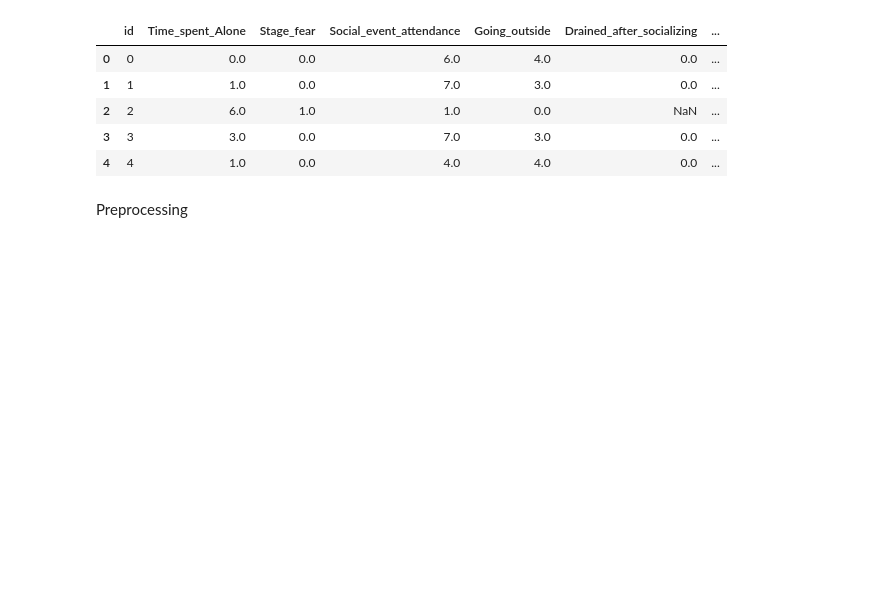
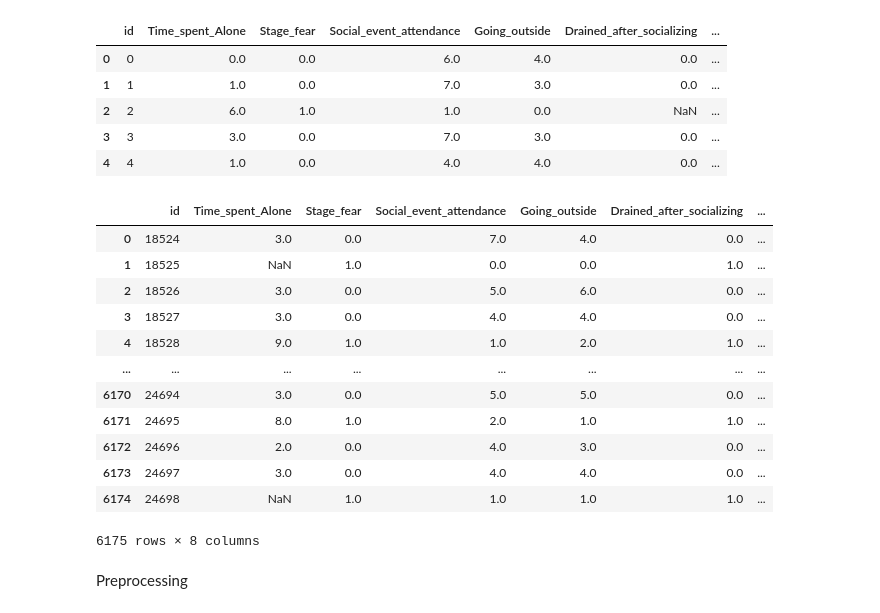
Before and after one commit to shouwiz/Foundations-In-MLP, a Jupyter notebook: DSE_Proj.ipynb, the cells around one changed output. Cells and saved outputs as stored; diff of their text form; code cells hidden in the pictures; blank space fills up the shorter version.

```diff
--- a/DSE_Proj.ipynb
+++ b/DSE_Proj.ipynb
@@ -146,6 +145,25 @@ data.head()
 | 2 | 2 | 6.0 | 1.0 | 1.0 | 0.0 | NaN | ... |
 | 3 | 3 | 3.0 | 0.0 | 7.0 | 3.0 | 0.0 | ... |
 | 4 | 4 | 1.0 | 0.0 | 4.0 | 4.0 | 0.0 | ... |
+# %%
+test_data['Stage_fear'] = test_data['Stage_fear'].map({'Yes' : 1, 'No' : 0})
+test_data['Drained_after_socializing'] = test_data['Drained_after_socializing'].map({'Yes' : 1, 'No' : 0,})
+
+test_data
+# %% [output]
+|  | id | Time_spent_Alone | Stage_fear | Social_event_attendance | Going_outside | Drained_after_socializing | ... |
+| 0 | 18524 | 3.0 | 0.0 | 7.0 | 4.0 | 0.0 | ... |
+| 1 | 18525 | NaN | 1.0 | 0.0 | 0.0 | 1.0 | ... |
+| 2 | 18526 | 3.0 | 0.0 | 5.0 | 6.0 | 0.0 | ... |
+| 3 | 18527 | 3.0 | 0.0 | 4.0 | 4.0 | 0.0 | ... |
+| 4 | 18528 | 9.0 | 1.0 | 1.0 | 2.0 | 1.0 | ... |
+| ... | ... | ... | ... | ... | ... | ... | ... |
+| 6170 | 24694 | 3.0 | 0.0 | 5.0 | 5.0 | 0.0 | ... |
+| 6171 | 24695 | 8.0 | 1.0 | 2.0 | 1.0 | 1.0 | ... |
+| 6172 | 24696 | 2.0 | 0.0 | 4.0 | 3.0 | 0.0 | ... |
+| 6173 | 24697 | 3.0 | 0.0 | 4.0 | 4.0 | 0.0 | ... |
+| 6174 | 24698 | NaN | 1.0 | 1.0 | 1.0 | 1.0 | ... |
+6175 rows × 8 columns
 # %% [markdown]
 Preprocessing
 # %%
```
Also changed, not shown: parts of 9 cells of this notebook.
